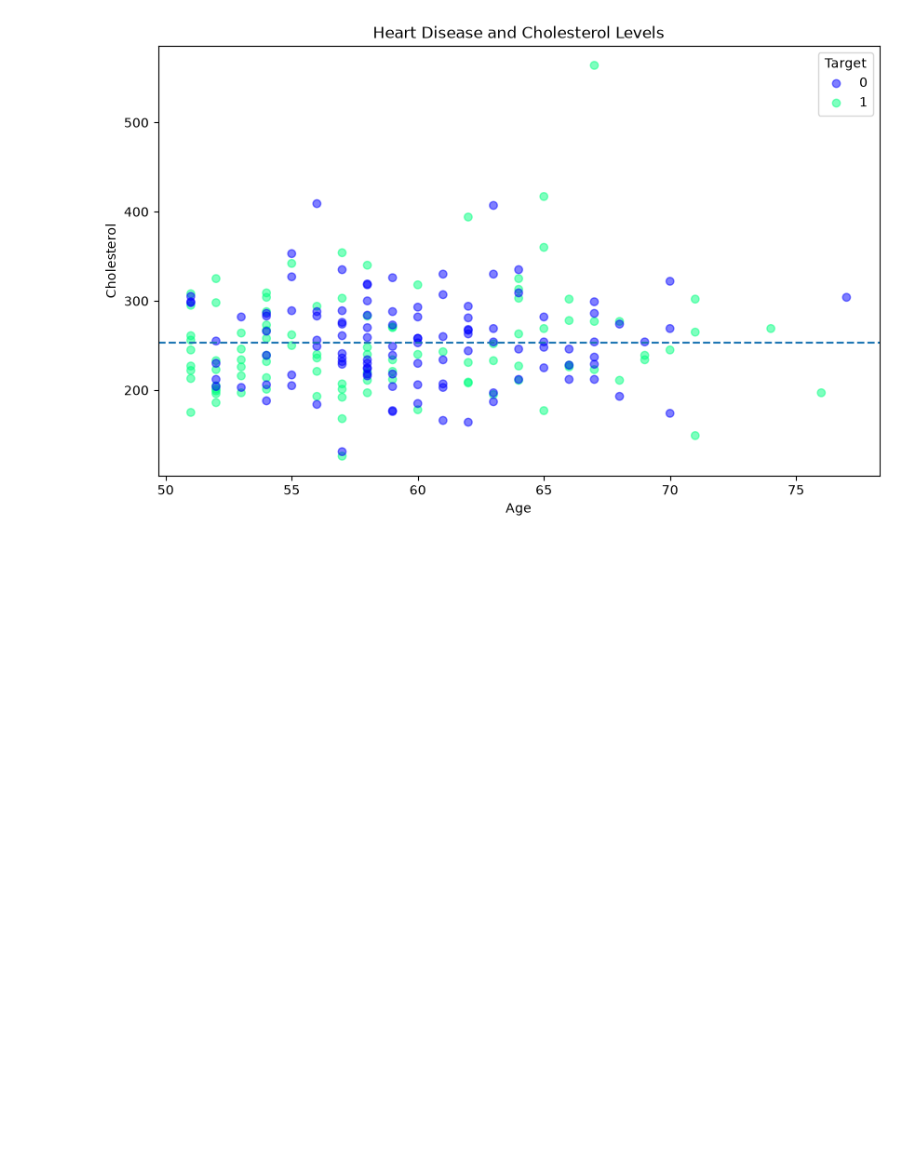
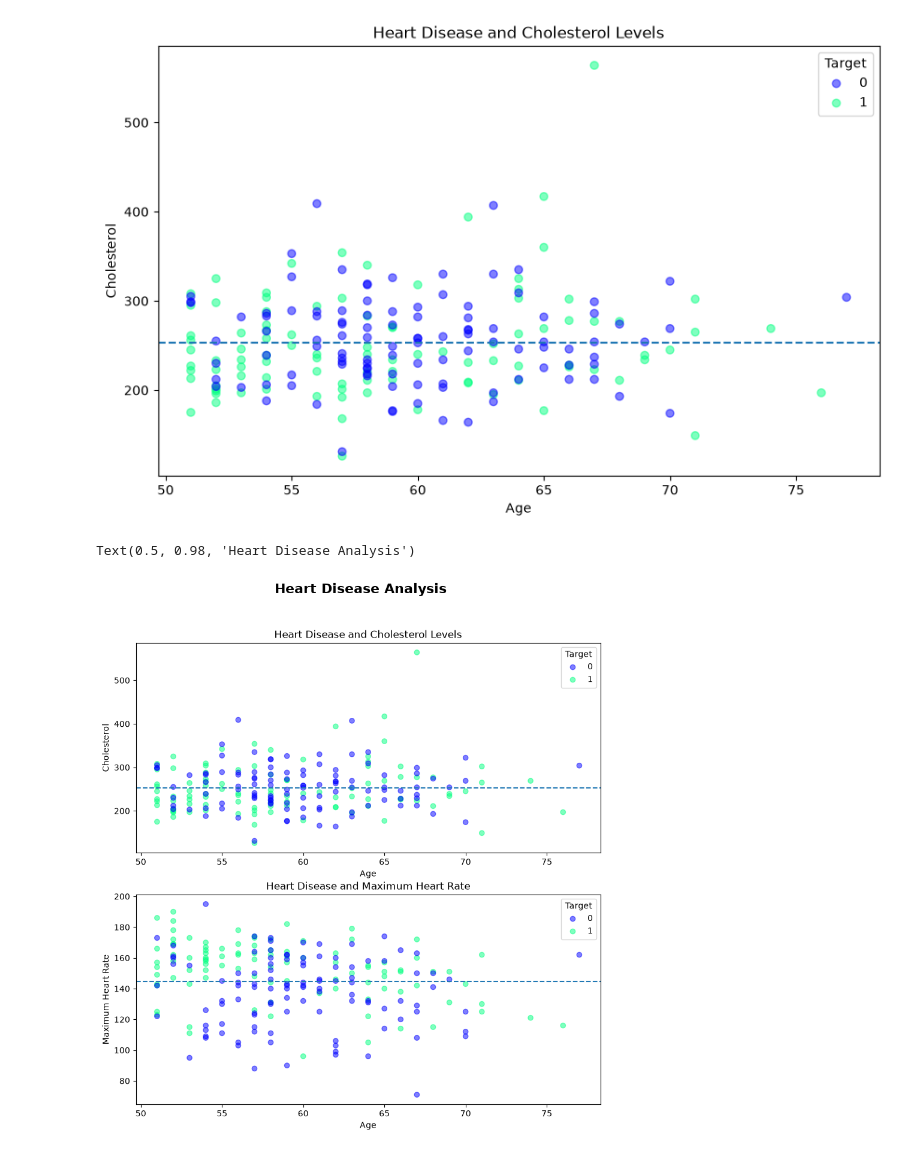
Before and after one commit to ayinde-xyz/ml-learn, a Jupyter notebook: matplotlib_learn.ipynb, the cells around one changed output. Saved outputs shown, nothing was run; the diff lists cells and outputs as text; code cells hidden in the pictures; blank space fills up the shorter version.

```diff
--- a/matplotlib_learn.ipynb
+++ b/matplotlib_learn.ipynb
@@ -311,3 +311,24 @@ ax.axhline(over_50["chol"].mean(), linestyle="--")
 # %% [output]
 <matplotlib.lines.Line2D at 0x...>
 [figure]
+# %%
+fig, (ax0, ax1) = plt.subplots(figsize=(10, 10), nrows=2, ncols=1)
+
+
+scatter = ax0.scatter(x=over_50["age"], y=over_50["chol"], c=over_50["target"], cmap="winter", alpha=0.5);
+
+ax0.set(title="Heart Disease and Cholesterol Levels", xlabel="Age", ylabel="Cholesterol");
+
+ax0.legend(*scatter.legend_elements(), title="Target");
+
+ax0.axhline(over_50["chol"].mean(), linestyle="--")
+
+scatter = ax1.scatter(x=over_50["age"], y=over_50["thalach"], c=over_50["target"], cmap="winter", alpha=0.5);
+ax1.set(title="Heart Disease and Maximum Heart Rate", xlabel="Age", ylabel="Maximum Heart Rate");
+ax1.legend(*scatter.legend_elements(), title="Target");
+ax1.axhline(over_50["thalach"].mean(), linestyle="--");
+
+fig.suptitle("Heart Disease Analysis", fontsize=16, fontweight="bold")
+# %% [output]
+Text(0.5, 0.98, 'Heart Disease Analysis')
+[figure, added]
```
Also changed, not shown: parts of 1 cell of this notebook.
